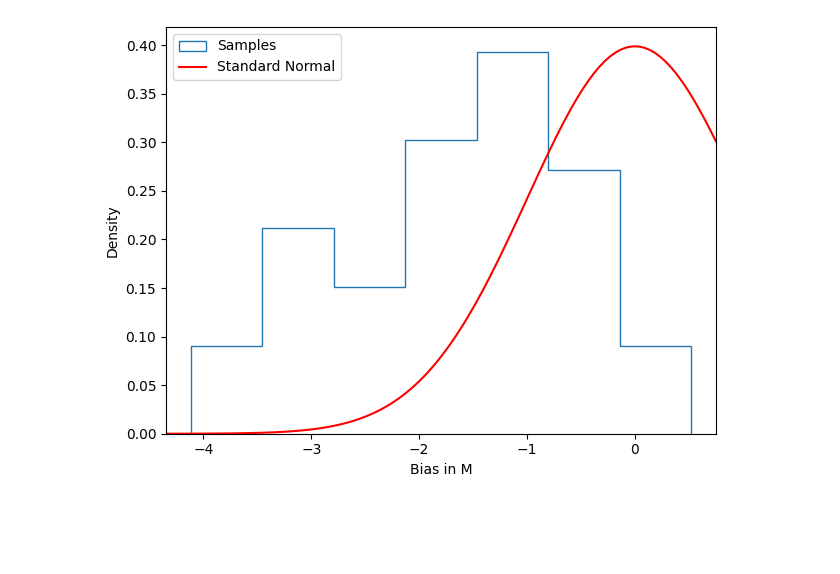
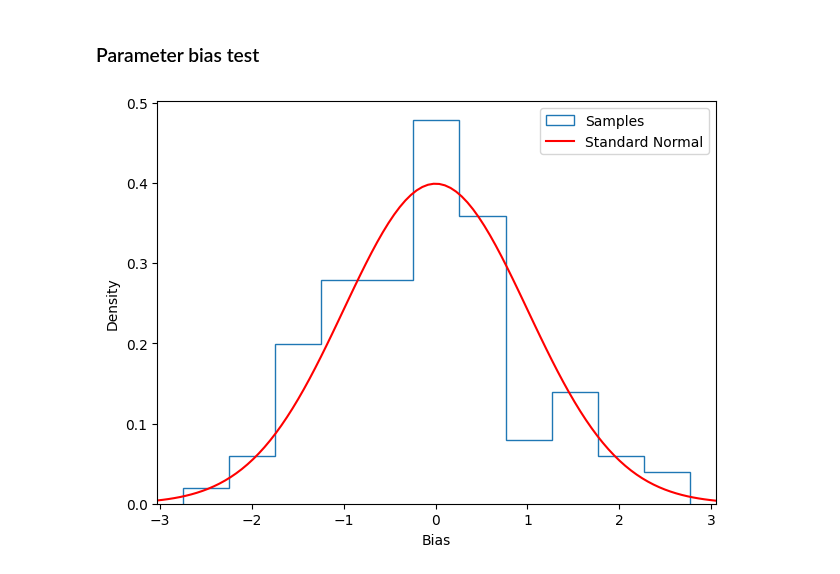
Before and after one commit to Richard-Sti/CANDEL, a Jupyter notebook: notebooks/paper_SH0ES/mock_test_even_simpler.ipynb, the cells around one changed output. Cells and saved outputs as stored; diff of their text form; code cells hidden in the pictures; blank space fills up the shorter version.

Commit message:
Update generator

```diff
--- a/notebooks/paper_SH0ES/mock_test_even_simpler.ipynb
+++ b/notebooks/paper_SH0ES/mock_test_even_simpler.ipynb
@@ -236,15 +142,20 @@ class JointSelectionModel:
 # %%
-num_warmup = 100
-num_steps = 500
-model = FluxSelectionModel(mag_lim=mag_lim, e_mag=e_mag, Rmax_survey=Rmax)
-# model = RedshiftSelectionModel(cz_lim=cz_lim, e_mag=e_mag, Rmax_survey=Rmax)
-# model = JointSelectionModel(cz_lim=cz_lim, mag_lim=mag_lim, e_mag=e_mag, Rmax_survey=Rmax)
+num_warmup = 500
+num_steps = 1000
 
-nrepeat = 50
+
+# NOTE: Make sure to switch the mock generator to be generating magnitude limited mocks!
+
+# model = RedshiftSelectionModel(cz_lim=cz_lim, e_mag=e_mag, Rmax_survey=Rmax, sigma_v=sigma_v, M=M)
+# param_bias_test = "H0"
+
+model = FluxSelectionModel(mag_lim=mag_lim, e_mag=e_mag, Rmax_survey=Rmax, sigma_v=sigma_v, H0=H0)
+param_bias_test = "M"
+
+nrepeat = 100
 progress_bar = nrepeat == 1
 
 bias = []
-
 
 for i in trange(nrepeat, desc="Running MCMC", disable=progress_bar):
     mag, cz, r = generate_mock(500 + i, mag_lim=mag_lim, cz_lim=cz_lim)
@@ -261,7 +172,7 @@ for i in trange(nrepeat, desc="Running MCMC", disable=progress_bar):
     if progress_bar:
         mcmc.print_summary()
 
-    param = "M"
+    param = param_bias_test
     if param == "M":
         x0 = M
     elif param == "H0":
@@ -272,24 +183,26 @@ for i in trange(nrepeat, desc="Running MCMC", disable=progress_bar):
     bias.append((jnp.mean(samples[param]) - x0) / jnp.std(samples[param]))
 
 bias = jnp.asarray(bias)
+# %% [markdown]
+### Parameter bias test
 # %%
 plt.figure()
+
 plt.hist(bias, bins="auto", density=True, label="Samples", histtype="step")
+
 xlim = plt.xlim()
 xrange = np.linspace(*xlim, 100)
 plt.plot(xrange, norm.pdf(xrange), label="Standard Normal", color='red')
 plt.xlim(*xlim)
 
-plt.xlabel("Bias in M")
+plt.xlabel("Bias")
 plt.ylabel("Density")
 plt.legend()
 
-
 plt.tight_layout()
-plt.savefig("/Users/rstiskalek/Downloads/M_bias.png", dpi=300)
 plt.show()
 # %% [output]
-[figure, old version]
+[figure, new version]
 # %%
 plt.figure()
 plt.hist(np.mean(samples["r"], axis=0), bins="auto", density=True, label="Samples", histtype="step")
```
Also changed, not shown: parts of 7 cells of this notebook.
